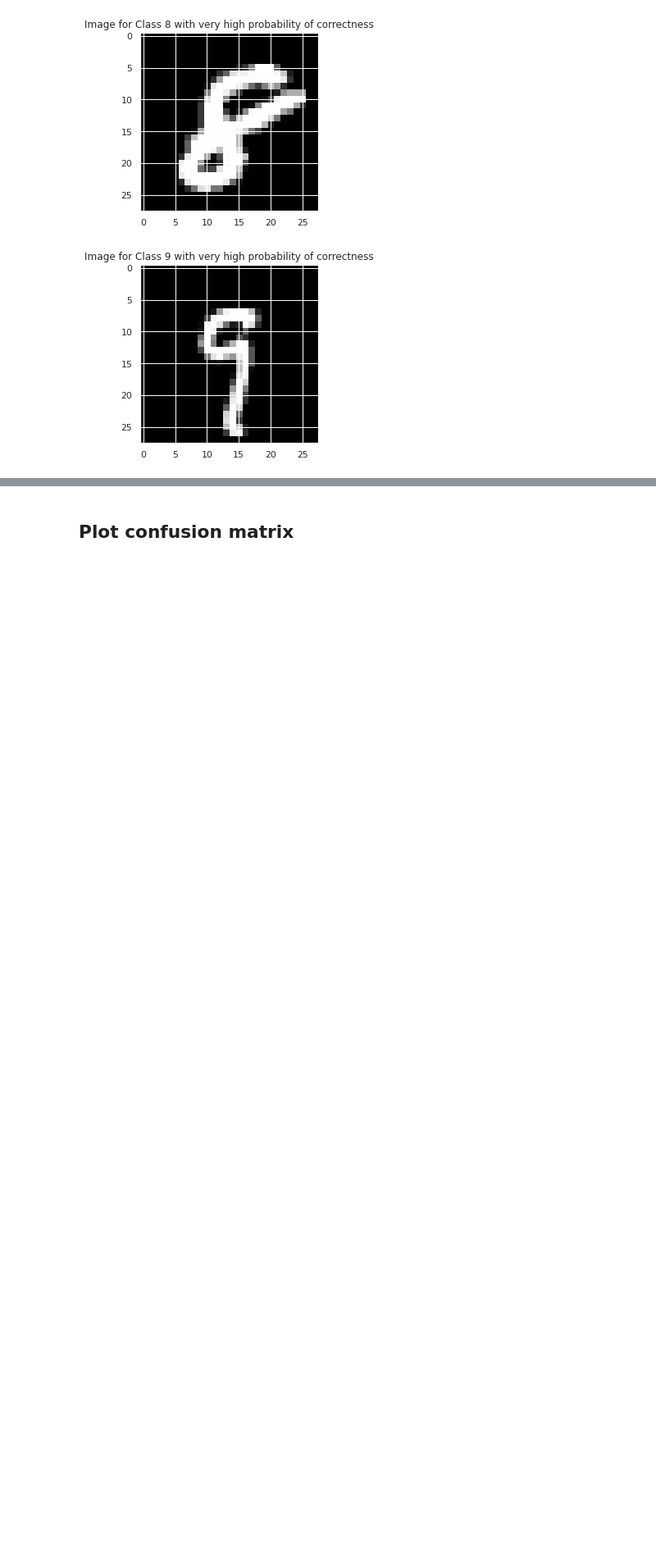
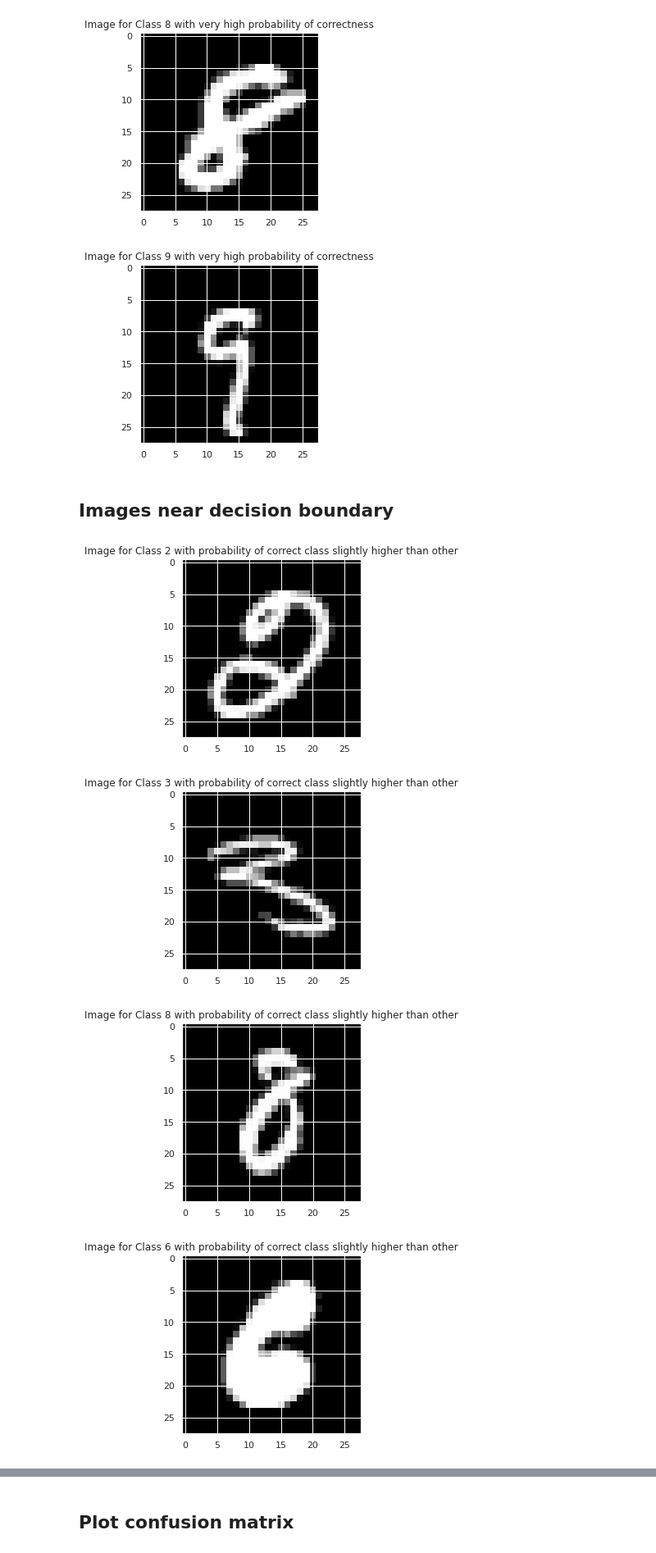
Before and after one commit to js3050/635_project1, a Jupyter notebook: MLP.ipynb, the cells around one changed output, grey strips where cells are left out. Shown at 82% size. Saved outputs shown, nothing was run; the diff lists cells and outputs as text; code cells hidden in the pictures; blank space fills up the shorter version.

```diff
--- a/MLP.ipynb
+++ b/MLP.ipynb
@@ -137,3 +137,35 @@ for column in probability_estimate_dataframe.columns:
 [figure]
 [figure]
 [figure]
+# %% [markdown]
+## Images near decision boundary
+# %%
+confused_images_index = list()
+threshold = 0.15
+
+for index, row in probability_estimate_dataframe.iterrows():
+  data = np.array(row)
+  data.sort()
+  first = data[-1]
+  second = data[-2]
+  difference = first - second
+  if difference < threshold:
+    confused_images_index.append(index)
+
+boolean_class = [False,False,False,False,False,False,False,False,False,False]
+
+for index in confused_images_index:
+  if boolean_class[Y_test_temp.iloc[index]] == True:
+    continue
+  else:
+    image_data = np.array(X_test.iloc[index])
+    image_data_reshaped = np.reshape(image_data, (28,28))
+    plt.title("Image for Class "+str(Y_test_temp.iloc[index])+" with probability of correct class slightly higher than other")
+    plt.imshow(image_data_reshaped, cmap="gray")
+    plt.show()
+    boolean_class[Y_test_temp.iloc[index]] = True
+# %% [output]
+[figure, added]
+[figure, added]
+[figure, added]
+[figure, added]
```
Also changed, not shown: parts of 2 cells of this notebook.
